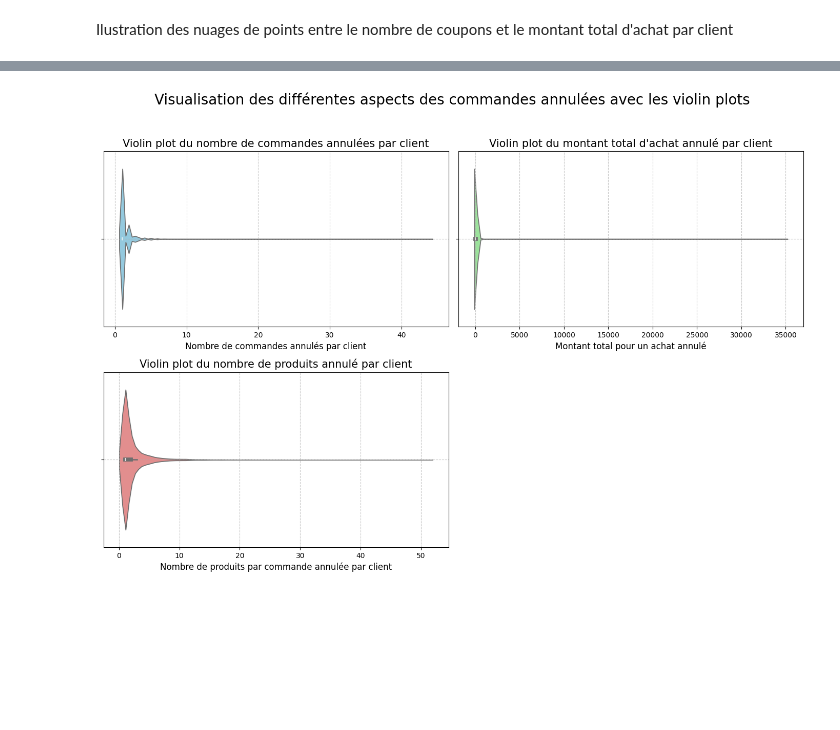
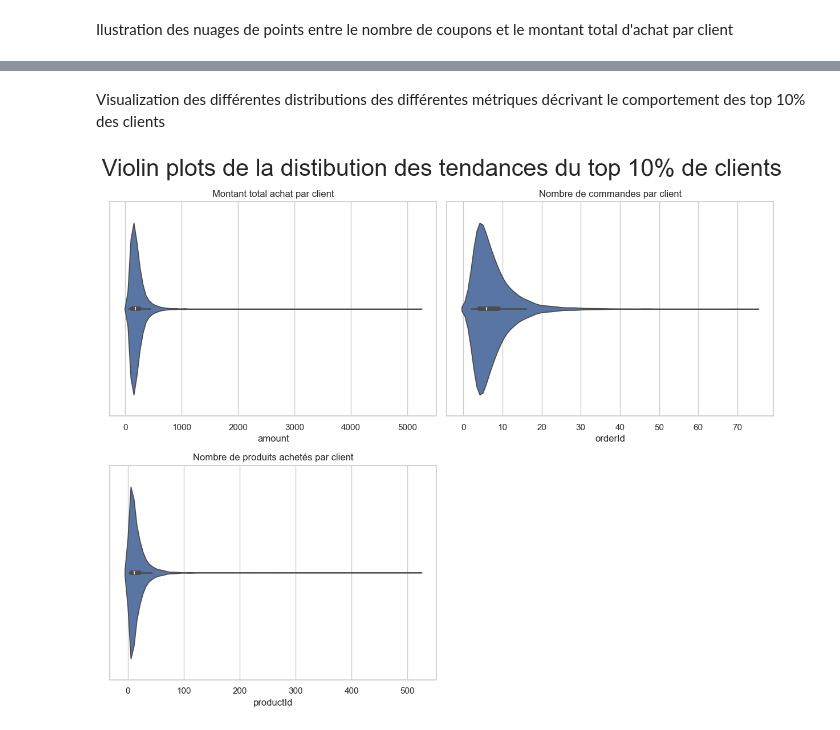
Before and after one commit to hammariheb/top_buyers_analysis, a Jupyter notebook: main.ipynb, the cells around one changed output, grey strips where cells are left out. Drawn from its saved outputs; the diff is of its cells as text; code cells hidden in the pictures; blank space fills up the shorter version.

```diff
--- a/main.ipynb
+++ b/main.ipynb
@@ -175,6 +200,6 @@ Calcul du montant total des achats confirmés pour chaque acheteur avec tri desc
 # %%
 #afin de calculer correctement le montant total des achats il faut ajouter la condition 'status'=='SELLER_PAID'
-Mnt_total_acheté= order[order['status']=='SELLER_PAID'].groupby('buyerId')['amount'].sum().sort_values(ascending=False)
+Mnt_total_acheté= commandes_payees.groupby('buyerId')['amount'].sum().sort_values(ascending=False)
 Mnt_total_acheté.head()
 # %% [output]
 buyerId
@@ -218,7 +228,7 @@ Name: productId, dtype: int64
 # %% [markdown]
 Calcul du nombre total des commandes passées de chaque acheteur
 # %%
-nb_commandes=order[order['status']=='SELLER_PAID'].groupby('buyerId')['orderId'].count().sort_values(ascending=False)
+nb_commandes=commandes_payees.groupby('buyerId')['orderId'].count().sort_values(ascending=False)
 nb_commandes.head()
 # %% [output]
 buyerId
@@ -390,0 +421,6 @@ Création des vilolin plots pour mieux comprendre la dispersion de la data des c
+# %%
+df1=pd.merge(Mnt_total_acheté,nb_commandes,how='outer',on='buyerId')
+df2=pd.merge(df1,recence,how='outer',on='buyerId')
+metrics=pd.merge(df2,nb_produits,how='outer',on='buyerId').reset_index()
+
+metrics.describe()
@@ -390,0 +439,10 @@ Création des vilolin plots pour mieux comprendre la dispersion de la data des c
+# %%
+# Calculer les rangs pour chaque colonne
+
+metrics['classement_depense'] = metrics['amount'].rank(ascending=False)
+metrics['classement_frequence'] = metrics['orderId'].rank(ascending=False)
+metrics['classement_recence'] = metrics['createdAt'].rank(ascending=False)
+metrics['classement_produits'] = metrics['productId'].rank(ascending=False)
+
+# Afficher le DataFrame avec uniquement les rangs
+metrics.describe()
@@ -391,31 +492,29 @@ Création des vilolin plots pour mieux comprendre la dispersion de la data des c
+# %% [markdown]
+Visualization des différentes distributions des différentes métriques décrivant le comportement des top 10% des clients
 # %%
 # Création des violin plots avec seaborn
-plt.figure(figsize=(14, 10))
-plt.suptitle('Visualisation des différentes aspects des commandes annulées avec les violin plots', size=20)
+plt.figure(figsize=(12, 10))
+plt.suptitle('Violin plots de la distibution des tendances du top 10% de clients', size=30)
 
-# Violin plot du nombre de commandes annulés
+# Violin plot pour Montant total achat
 plt.subplot(2, 2, 1)
-sns.violinplot(x=nb_commandes_annulé, color='skyblue')
-plt.title('Violin plot du nombre de commandes annulées par client', fontsize=15)
-plt.xlabel('Nombre de commandes annulés par client', fontsize=12)
-plt.grid(True, linestyle='--', alpha=0.7)
+sns.violinplot(x=top_10_percent['amount'])
+plt.title('Montant total achat par client')
 
-# Violin plot du montant total achat annulé
+# Violin plot pour Nombre de commandes
 plt.subplot(2, 2, 2)
-sns.violinplot(x=Mnt_total_annulé, color='lightgreen')
-plt.title('Violin plot du montant total d\'achat annulé par client', fontsize=15)
-plt.xlabel('Montant total pour un achat annulé', fontsize=12)
-plt.grid(True, linestyle='--', alpha=0.7)
+sns.violinplot(x=top_10_percent['orderId'])
+plt.title('Nombre de commandes par client')
 
-# Violin plot du nombre de produits par commande annulé
+# Violin plot pour Nombre de produits
 plt.subplot(2, 2, 3)
-sns.violinplot(x=nb_produits_annulés, color='lightcoral')
-plt.title('Violin plot du nombre de produits annulé par client', fontsize=15)
-plt.xlabel('Nombre de produits par commande annulée par client', fontsize=12)
-plt.grid(True, linestyle='--', alpha=0.7)
+sns.violinplot(x=top_10_percent['productId'])
+plt.title('Nombre de produits achetés par client')
 
 # Ajustement de l'espacement entre les sous-graphiques
-plt.tight_layout(rect=[0, 0.03, 1, 0.95])
+plt.tight_layout()
+
+# Afficher les plots
 plt.show()
 # %% [output]
-[figure, old version]
+[figure, new version]
```
Also changed, not shown: parts of 42 cells of this notebook.
